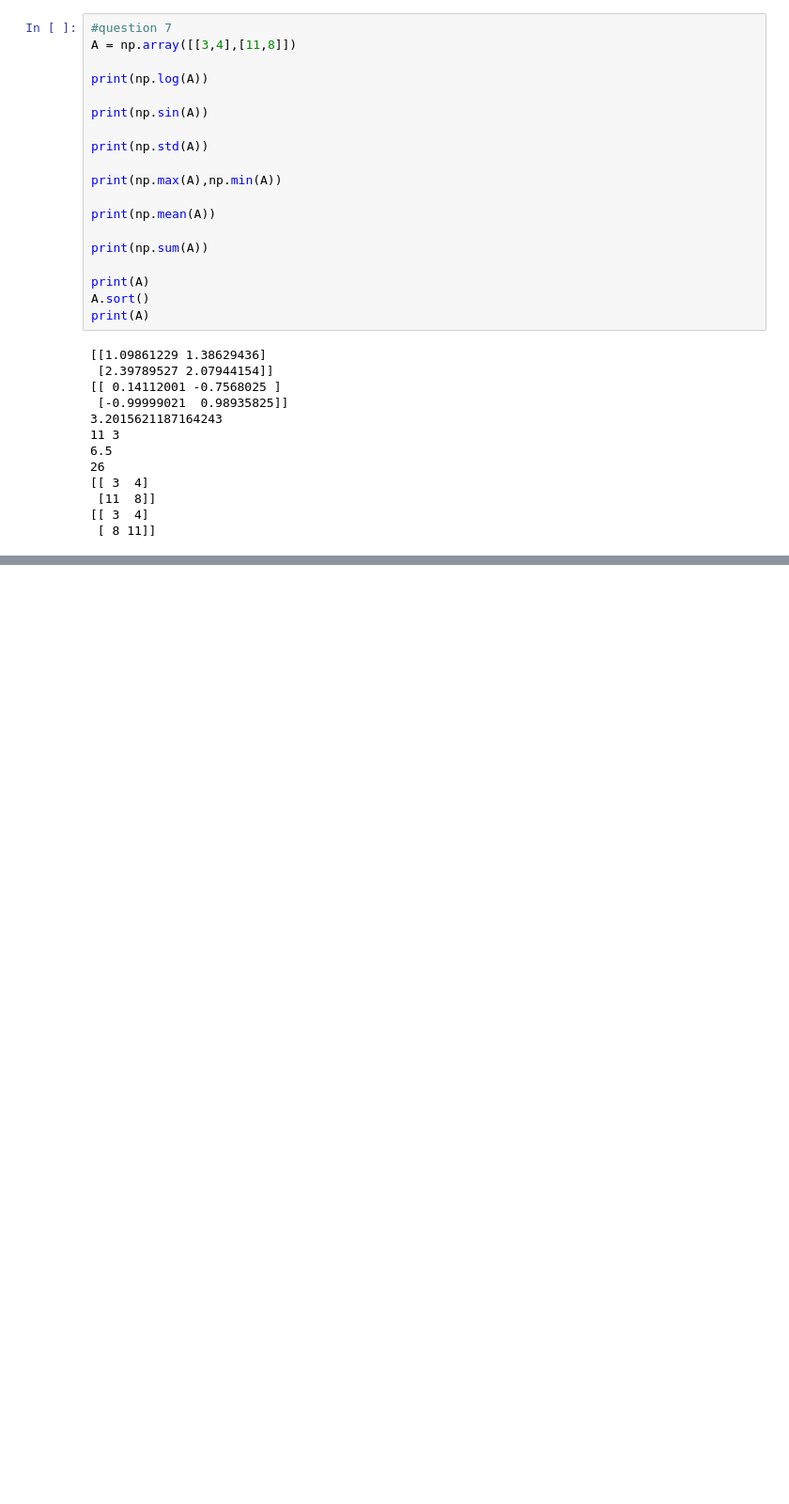
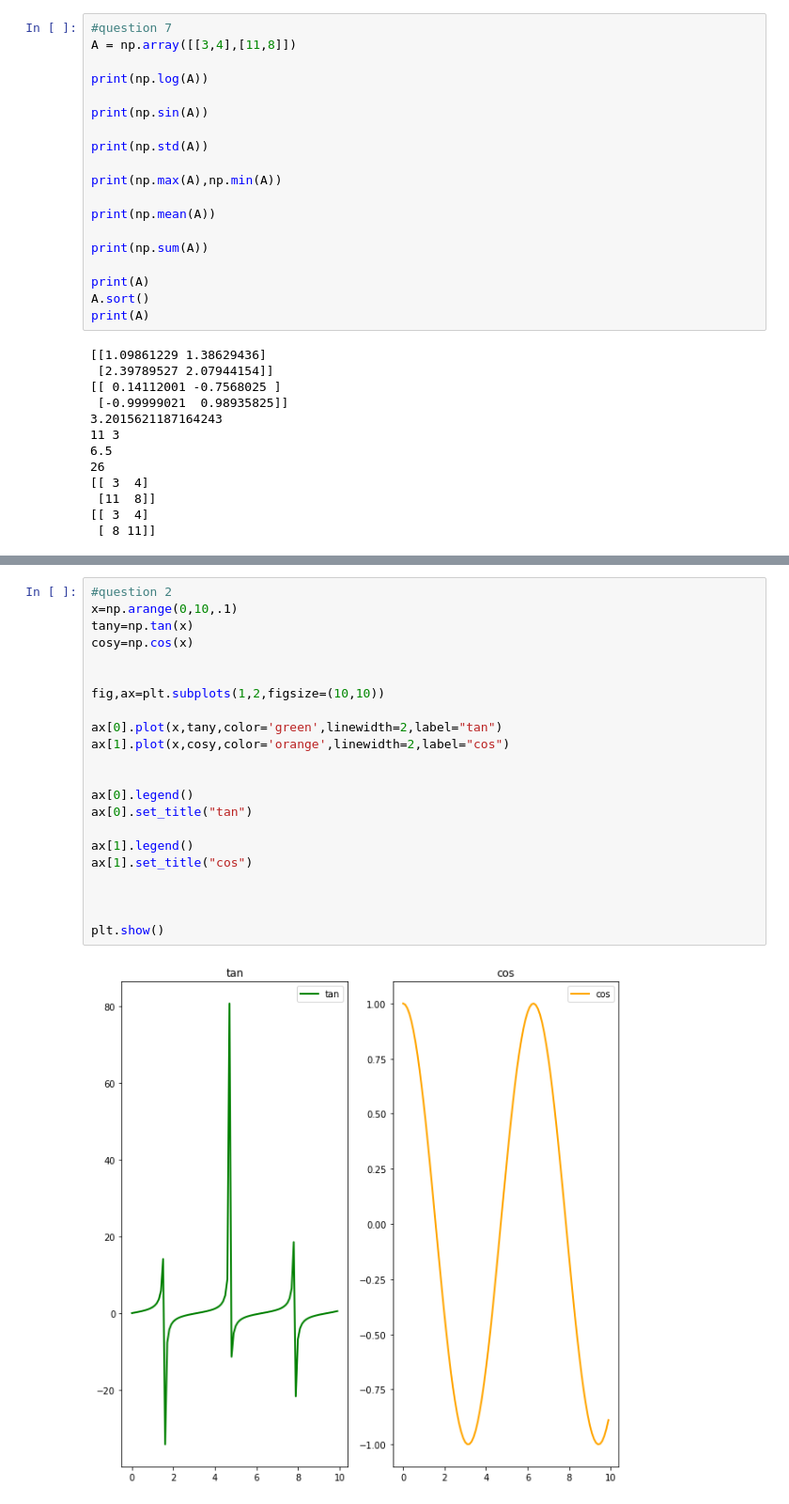
Before and after one commit to dgrinbe/david-econ-416, a Jupyter notebook: Midterm 2 Practice Problems.ipynb, the cells around one changed output, grey strips where cells are left out. Shown at 94% size. Cells and saved outputs as stored; diff of their text form; blank space fills up the shorter version.

```diff
--- a/Midterm 2 Practice Problems.ipynb
+++ b/Midterm 2 Practice Problems.ipynb
@@ -355,0 +364,24 @@ print(A)
+# %%
+#question 2
+x=np.arange(0,10,.1)
+tany=np.tan(x)
+cosy=np.cos(x)
+
+
+fig,ax=plt.subplots(1,2,figsize=(10,10))
+
+ax[0].plot(x,tany,color='green',linewidth=2,label="tan")
+ax[1].plot(x,cosy,color='orange',linewidth=2,label="cos")
+
+
+ax[0].legend()
+ax[0].set_title("tan")
+
+ax[1].legend()
+ax[1].set_title("cos")
+
+
+
+plt.show()
+# %% [output]
+[figure, added]
```
Also changed, not shown: parts of 13 cells of this notebook.
